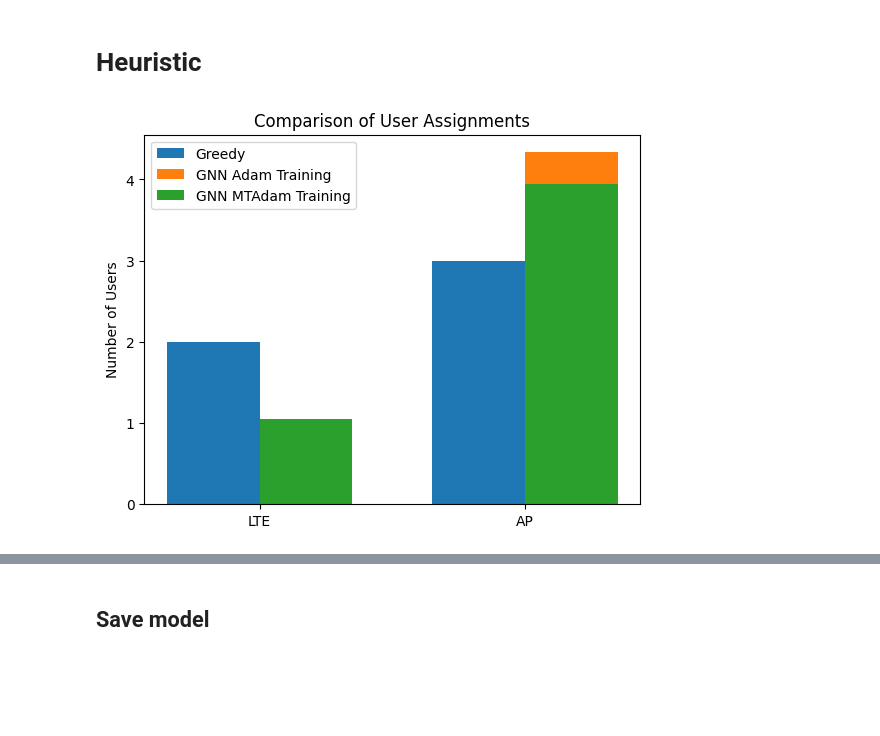
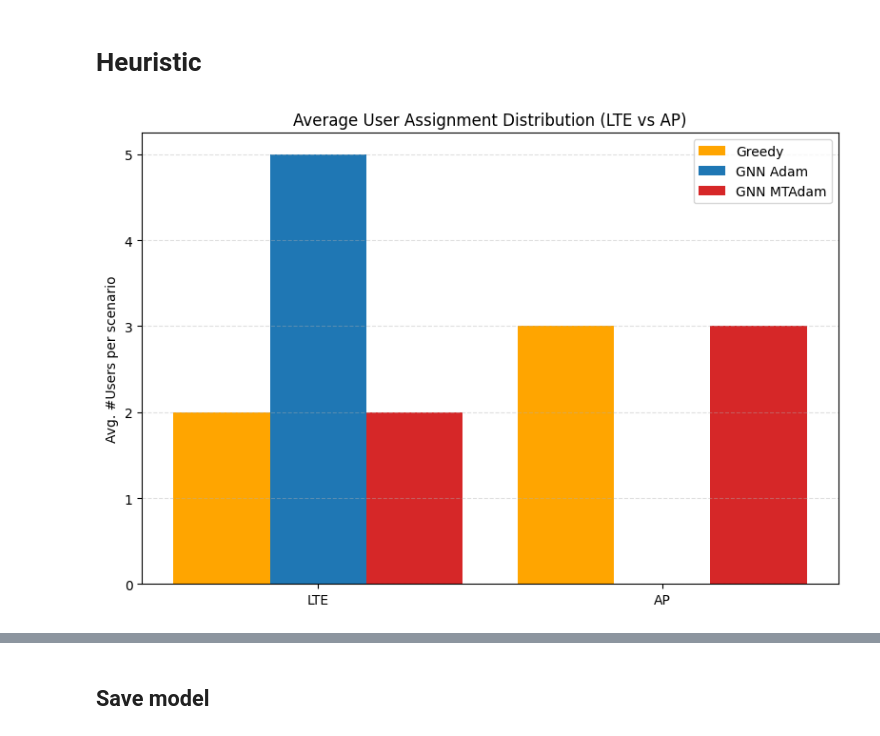
Before and after one commit to vuhoangviet0808/gnn-congestion-control, a Jupyter notebook: gcn_n.ipynb, the cells around one changed output, grey strips where cells are left out. Drawn from its saved outputs; the diff is of its cells as text; code cells hidden in the pictures; blank space fills up the shorter version.

```diff
--- a/gcn_n.ipynb
+++ b/gcn_n.ipynb
@@ -656,11 +654,11 @@ class PolicyHetero(nn.Module):
 model = PolicyHetero(
     user_in=3,
     infra_in=1,
-    hidden=128,
+    hidden=256,
     Fs=cfg.Fs,
     K_plus_1=cfg.K + 1
 )
-opt = torch.optim.AdamW(model.parameters(), lr=2e-4, weight_decay=1e-3)
+opt = torch.optim.AdamW(model.parameters(), lr=5e-4, weight_decay=1e-3)
 # %% [markdown]
 # Differentiable objective: maximize total satisfaction
 # %%
@@ -1325,5 +1349,12 @@ print(summary2)
 # %% [markdown]
 # Heuristic
+# %%
+def ensure_single_graph_batch(data):
+    if not hasattr(data["user"], "batch"):
+        data["user"].batch = torch.zeros(data["user"].num_nodes, dtype=torch.long)
+    if not hasattr(data["infra"], "batch"):
+        data["infra"].batch = torch.zeros(data["infra"].num_nodes, dtype=torch.long)
+    return data
 # %%
 def greedy_assignment(C_i, K):
     X_iL = np.zeros(len(C_i), dtype=int)
@@ -1357,51 +1388,80 @@ def inference_from_model(model, batches, device):
 
     return w_rx_all, p_f_all, a_all
 # %%
-# assign distribution
+import numpy as np
+import torch
+import matplotlib.pyplot as plt
+
+device = next(model.parameters()).device
+
+def ensure_single_graph_batch(data):
+    if not hasattr(data["user"], "batch"):
+        data["user"].batch = torch.zeros(data["user"].num_nodes, dtype=torch.long)
+    if not hasattr(data["infra"], "batch"):
+        data["infra"].batch = torch.zeros(data["infra"].num_nodes, dtype=torch.long)
+    return data
+
 num_test = 200
 start_seed = 7
-X_iL_greedy_count = 0
-X_iL_model_count = 0
-X_iL_policy_count = 0
+
+X_iL_greedy_total = 0
+X_iL_model_total  = 0
+X_iL_policy_total = 0
+
 for i in range(num_test):
-    seed =  start_seed + i
+    seed = start_seed + i
     df_i, data_i, aux_i = generate_dataset_bipartite(cfg, seed=seed, standardize=True)
-    X_iL_greedy, ap_idx_greedy = greedy_assignment(aux_i["Ci"].numpy(), cfg.K)
 
-    w_rx_all, p_f_all, a_all = model(data_i.x.to(device), data_i.edge_index.to(device), data_i.edge_weight.to(device))
-    X_iL_model = w_rx_all.max(dim = 1).indices.cpu().numpy() == 0
+    # Greedy LTE if Ci>0 else best AP
+    Ci_np = aux_i["Ci"].cpu().numpy()
+    X_iL_greedy, ap_idx_greedy = greedy_assignment(Ci_np, cfg.K)  # (N,), (N,)
+    X_iL_greedy_total += int(np.sum(X_iL_greedy))
 
-    w_rx_policy, p_f_policy, a_policy = policy(data_i.x.to(device), data_i.edge_index.to(device), data_i.edge_weight.to(device))
-    X_iL_policy = w_rx_policy.max(dim = 1).indices.cpu().numpy() == 0
+    # HeteroData inference (ensure batch fields)
+    data_i = ensure_single_graph_batch(data_i).to(device)
 
-    X_iL_greedy_count += np.sum(X_iL_greedy)
-    X_iL_model_count += np.sum(X_iL_model)
-    X_iL_policy_count += np.sum(X_iL_policy)
+    with torch.no_grad():
+        # GNN Adam
+        w_rx_model, p_f_model, a_model = model(data_i)
+        X_iL_model = (w_rx_model.argmax(dim=1).cpu().numpy() == 0)  # cột 0 là LTE
+        X_iL_model_total += int(np.sum(X_iL_model))
+
+        # GNN MTAdam
+        w_rx_policy, p_f_policy, a_policy = policy(data_i)
+        X_iL_policy = (w_rx_policy.argmax(dim=1).cpu().numpy() == 0)
+        X_iL_policy_total += int(np.sum(X_iL_policy))
+
+# Trung bình số user chọn LTE trên mỗi scenario
+avg_LTE_greedy = X_iL_greedy_total / num_test
+avg_LTE_model  = X_iL_model_total  / num_test
+avg_LTE_policy = X_iL_policy_total / num_test
+
+# Số user chọn AP = N - LTE
+avg_AP_greedy = cfg.N - avg_LTE_greedy
+avg_AP_model  = cfg.N - avg_LTE_model
+avg_AP_policy = cfg.N - avg_LTE_policy
 
 labels = ['LTE', 'AP']
-greedy_values = [X_iL_greedy_count / num_test, cfg.N - X_iL_greedy_count / num_test]
-model_values = [X_iL_model_count / num_test, cfg.N - X_iL_model_count/num_test]
-policy_values = [X_iL_policy_count / num_test, cfg.N - X_iL_policy_count/num_test]
+x = np.arange(len(labels))
+width = 0.28
 
+greedy_vals = [avg_LTE_greedy, avg_AP_greedy]
+model_vals  = [avg_LTE_model,  avg_AP_model]
+policy_vals = [avg_LTE_policy, avg_AP_policy]
 
-x = np.arange(len(labels))
-width = 0.35
+fig, ax = plt.subplots(figsize=(8, 5.5))
+ax.bar(x - width, greedy_vals, width, label='Greedy', color='orange')
+ax.bar(x,         model_vals,  width, label='GNN Adam', color='tab:blue')
+ax.bar(x + width, policy_vals, width, label='GNN MTAdam', color='tab:red')
 
-fig, ax = plt.subplots()
-bars1 = ax.bar(x - width/2, greedy_values, width, label='Greedy')
-bars2 = ax.bar(x + width/2, model_values, width, label='GNN Adam Training')
-bars3 = ax.bar(x + width/2, policy_values, width, label='GNN MTAdam Training')
-
-ax.set_ylabel('Number of Users')
-ax.set_title('Comparison of User Assignments')
+ax.set_ylabel('Avg. #Users per scenario')
+ax.set_title('Average User Assignment Distribution (LTE vs AP)')
 ax.set_xticks(x)
 ax.set_xticklabels(labels)
 ax.legend()
-
+ax.grid(axis='y', linestyle='--', alpha=0.4)
+plt.tight_layout()
 plt.show()
-
-
-plt.show()
 # %% [output]
-[figure, old version]
+[figure, new version]
 # %%
```
Also changed, not shown: parts of 12 cells of this notebook.
